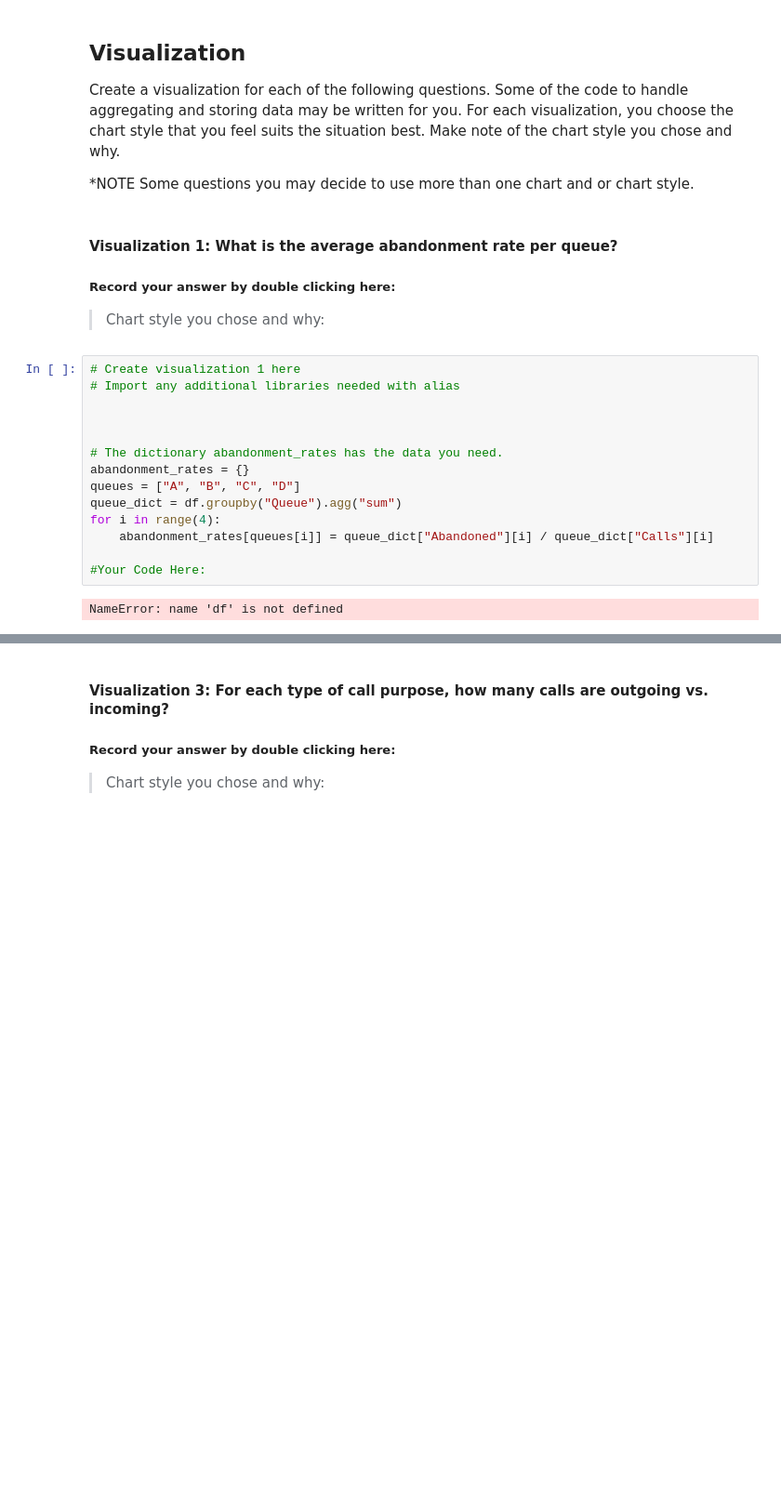
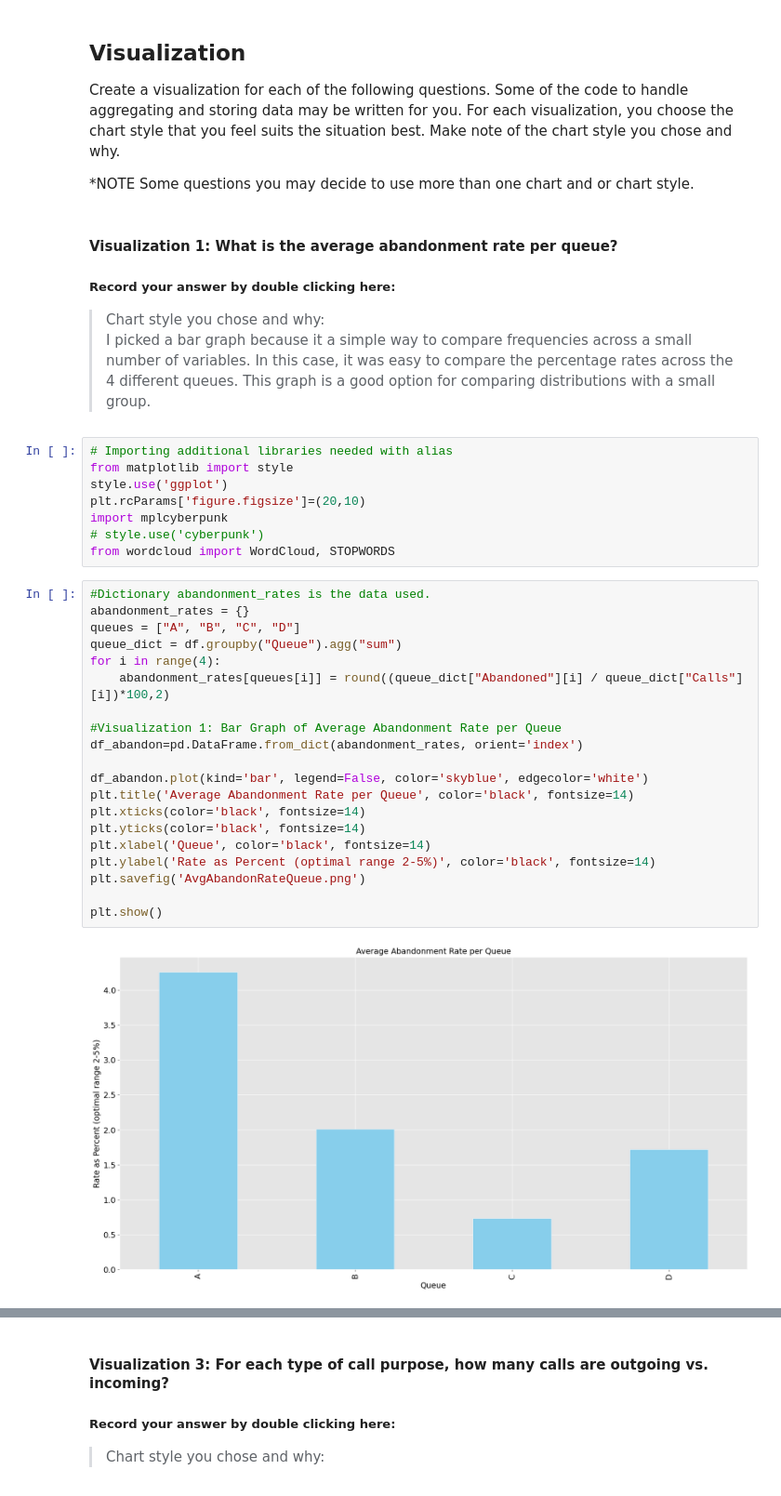
Before and after one commit to sclarksienki/call-center-cleanup-assignment, a Jupyter notebook: Call_Center_Cleanup.ipynb, the cells around one changed output, grey strips where cells are left out. Shown at 93% size. Saved outputs shown, nothing was run; the diff lists cells and outputs as text; blank space fills up the shorter version.

```diff
--- a/Call_Center_Cleanup.ipynb
+++ b/Call_Center_Cleanup.ipynb
@@ -438,22 +778,37 @@ Create a visualization for each of the following questions. Some of the code to
 ##### Record your answer by double clicking here:
 
 > Chart style you chose and why:
+<Br> I picked a bar graph because it a simple way to compare frequencies across a small number of variables. In this case, it was easy to compare the percentage rates across the 4 different queues. This graph is a good option for comparing distributions with a small group.
+# %%
+# Importing additional libraries needed with alias
+from matplotlib import style
+style.use('ggplot')
+plt.rcParams['figure.figsize']=(20,10)
+import mplcyberpunk
+# style.use('cyberpunk')
+from wordcloud import WordCloud, STOPWORDS
 # %%
-# Create visualization 1 here
-# Import any additional libraries needed with alias
-
-
-
-# The dictionary abandonment_rates has the data you need.
+#Dictionary abandonment_rates is the data used.
 abandonment_rates = {}
 queues = ["A", "B", "C", "D"]
 queue_dict = df.groupby("Queue").agg("sum")
 for i in range(4):
-    abandonment_rates[queues[i]] = queue_dict["Abandoned"][i] / queue_dict["Calls"][i]
+    abandonment_rates[queues[i]] = round((queue_dict["Abandoned"][i] / queue_dict["Calls"][i])*100,2)
 
-#Your Code Here:
+#Visualization 1: Bar Graph of Average Abandonment Rate per Queue
+df_abandon=pd.DataFrame.from_dict(abandonment_rates, orient='index')
+
+df_abandon.plot(kind='bar', legend=False, color='skyblue', edgecolor='white')
+plt.title('Average Abandonment Rate per Queue', color='black', fontsize=14)
+plt.xticks(color='black', fontsize=14)
+plt.yticks(color='black', fontsize=14)
+plt.xlabel('Queue', color='black', fontsize=14)
+plt.ylabel('Rate as Percent (optimal range 2-5%)', color='black', fontsize=14)
+plt.savefig('AvgAbandonRateQueue.png')
+
+plt.show()
 # %% [output]
-NameError: name 'df' is not defined
+[figure, added]
 # %% [markdown]
 #### Visualization 2: What is the service level percentage and average speed of answer for each rep in the North Branch?
 ##### Record your answer by double clicking here:
```
Also changed, not shown: parts of 103 cells of this notebook, 11 other files.
